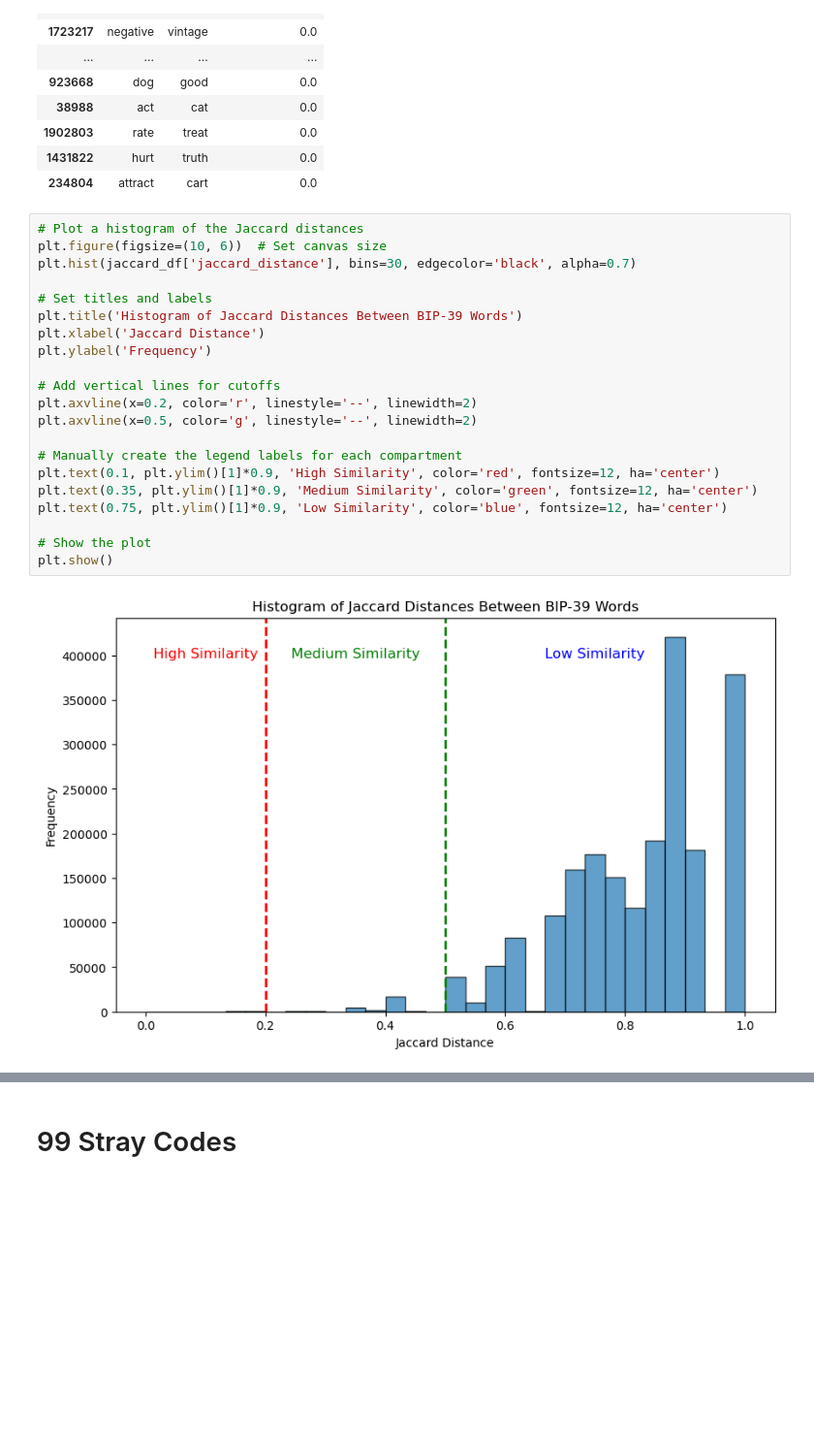
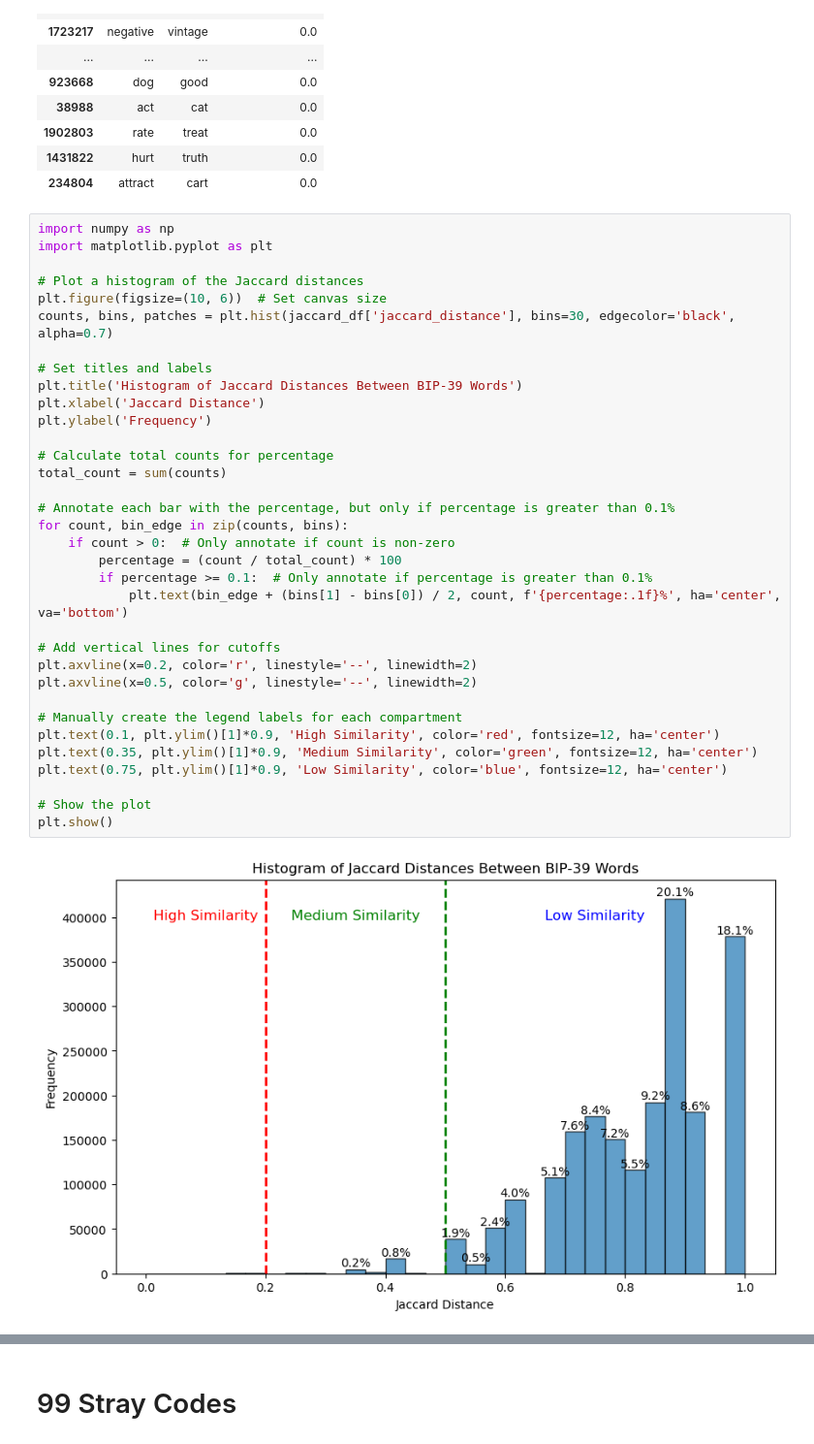
Before and after one commit to ashrithssreddy/Bitcoin_Utils, a Jupyter notebook: notebooks/seed_words_EDA.ipynb, the cells around one changed output, grey strips where cells are left out. Shown at 97% size. Cells and saved outputs as stored; diff of their text form; blank space fills up the shorter version.

```diff
--- a/notebooks/seed_words_EDA.ipynb
+++ b/notebooks/seed_words_EDA.ipynb
@@ -300,25 +300,38 @@ jaccard_df.head(20)
 | 1431822 | hurt | truth | 0.0 |
 | 234804 | attract | cart | 0.0 |
 # %%
+import numpy as np
+import matplotlib.pyplot as plt
+
 # Plot a histogram of the Jaccard distances
 plt.figure(figsize=(10, 6))  # Set canvas size
-plt.hist(jaccard_df['jaccard_distance'], bins=30, edgecolor='black', alpha=0.7)
+counts, bins, patches = plt.hist(jaccard_df['jaccard_distance'], bins=30, edgecolor='black', alpha=0.7)
 
 # Set titles and labels
 plt.title('Histogram of Jaccard Distances Between BIP-39 Words')
 plt.xlabel('Jaccard Distance')
 plt.ylabel('Frequency')
+
+# Calculate total counts for percentage
+total_count = sum(counts)
+
+# Annotate each bar with the percentage, but only if percentage is greater than 0.1%
+for count, bin_edge in zip(counts, bins):
+    if count > 0:  # Only annotate if count is non-zero
+        percentage = (count / total_count) * 100
+        if percentage >= 0.1:  # Only annotate if percentage is greater than 0.1%
+            plt.text(bin_edge + (bins[1] - bins[0]) / 2, count, f'{percentage:.1f}%', ha='center', va='bottom')
 
 # Add vertical lines for cutoffs
 plt.axvline(x=0.2, color='r', linestyle='--', linewidth=2)
 plt.axvline(x=0.5, color='g', linestyle='--', linewidth=2)
 
 # Manually create the legend labels for each compartment
 plt.text(0.1, plt.ylim()[1]*0.9, 'High Similarity', color='red', fontsize=12, ha='center')
 plt.text(0.35, plt.ylim()[1]*0.9, 'Medium Similarity', color='green', fontsize=12, ha='center')
 plt.text(0.75, plt.ylim()[1]*0.9, 'Low Similarity', color='blue', fontsize=12, ha='center')
 
 # Show the plot
 plt.show()
 # %% [output]
-[figure, old version]
+[figure, new version]
```
Also changed, not shown: parts of 1 cell of this notebook.
